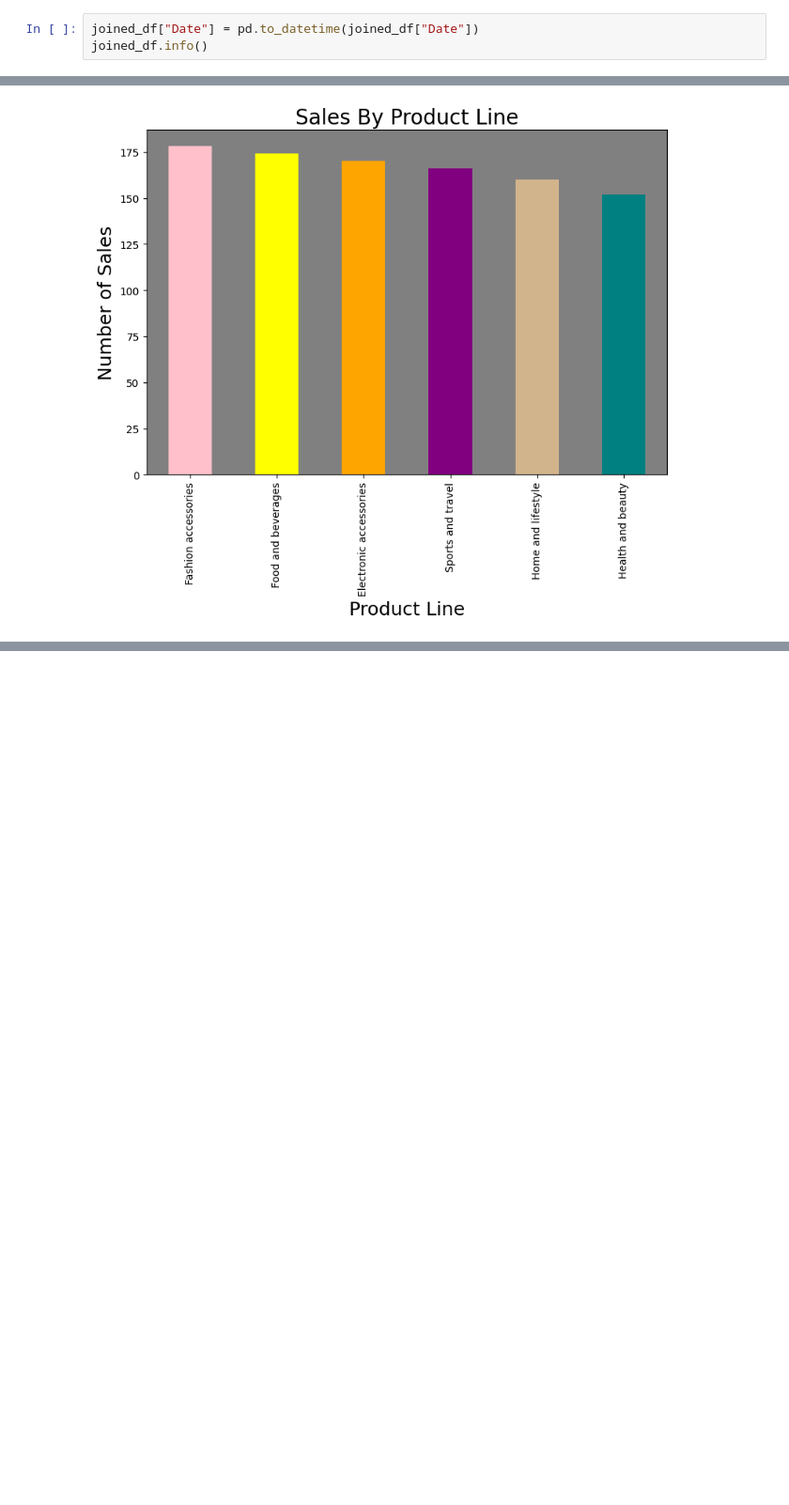
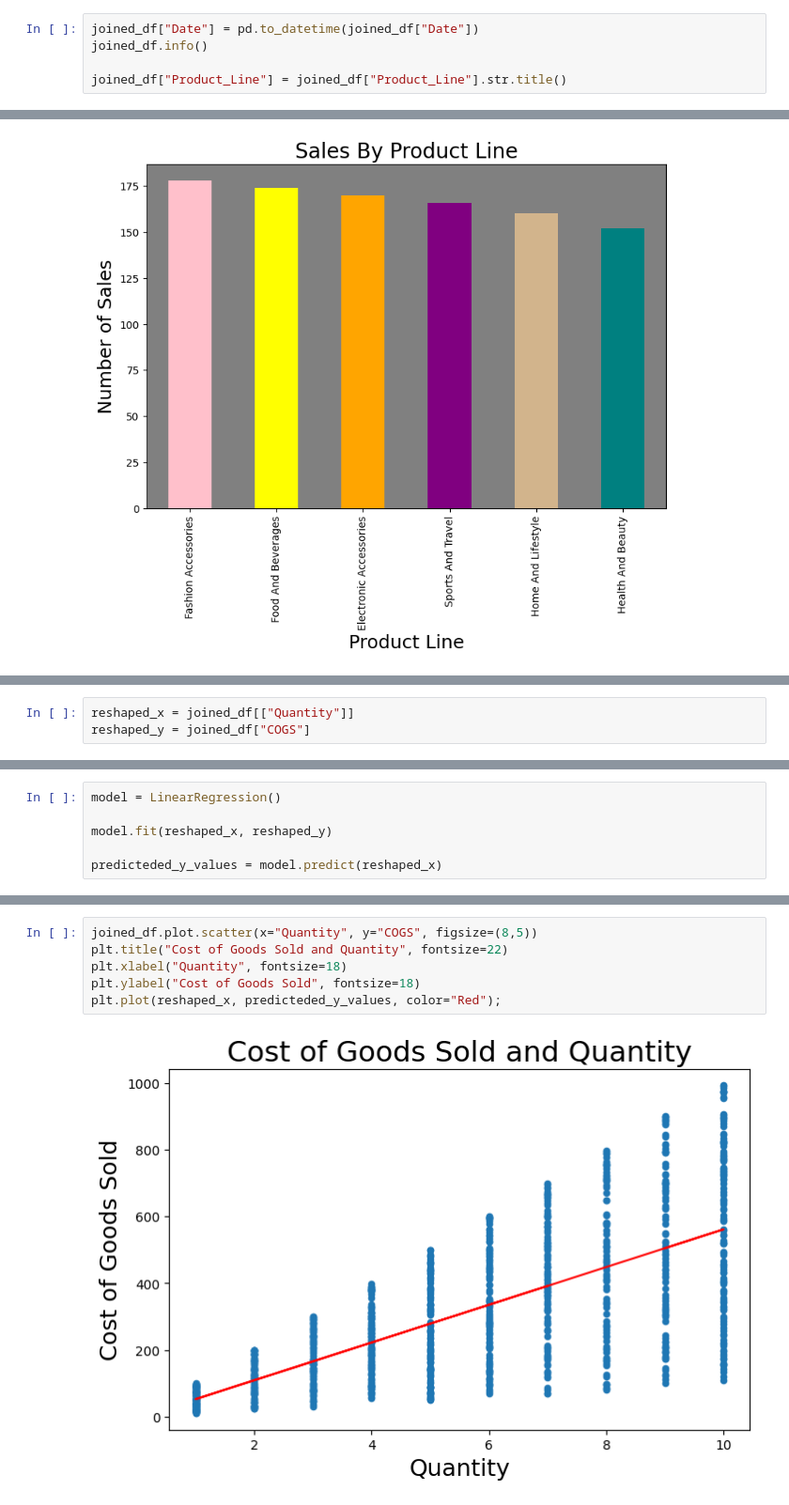
Before and after one commit to KatAug/ExploratoryDataAnalysis, a Jupyter notebook: ExploratoryDataAnalysis.ipynb, the cells around one changed output, grey strips where cells are left out. Shown at 94% size. Saved outputs shown, nothing was run; the diff lists cells and outputs as text; blank space fills up the shorter version.

```diff
--- a/ExploratoryDataAnalysis.ipynb
+++ b/ExploratoryDataAnalysis.ipynb
@@ -80,6 +84,8 @@ Length: 1000, dtype: bool
 # %%
 joined_df["Date"] = pd.to_datetime(joined_df["Date"])
 joined_df.info()
+
+joined_df["Product_Line"] = joined_df["Product_Line"].str.title()
 # %% [output]
 <class 'pandas.core.frame.DataFrame'>
 Index: 1000 entries, 101-17-6199 to 898-04-2717
@@ -179,0 +226,3 @@ my_plot.set_facecolor("gray")
+# %%
+reshaped_x = joined_df[["Quantity"]]
+reshaped_y = joined_df["COGS"]
@@ -179,0 +231,6 @@ my_plot.set_facecolor("gray")
+# %%
+model = LinearRegression()
+
+model.fit(reshaped_x, reshaped_y)
+
+predicteded_y_values = model.predict(reshaped_x)
@@ -179,0 +243,8 @@ my_plot.set_facecolor("gray")
+# %%
+joined_df.plot.scatter(x="Quantity", y="COGS", figsize=(8,5))
+plt.title("Cost of Goods Sold and Quantity", fontsize=22)
+plt.xlabel("Quantity", fontsize=18)
+plt.ylabel("Cost of Goods Sold", fontsize=18)
+plt.plot(reshaped_x, predicteded_y_values, color="Red");
+# %% [output]
+[figure, added]
```
Also changed, not shown: parts of 13 cells of this notebook.
